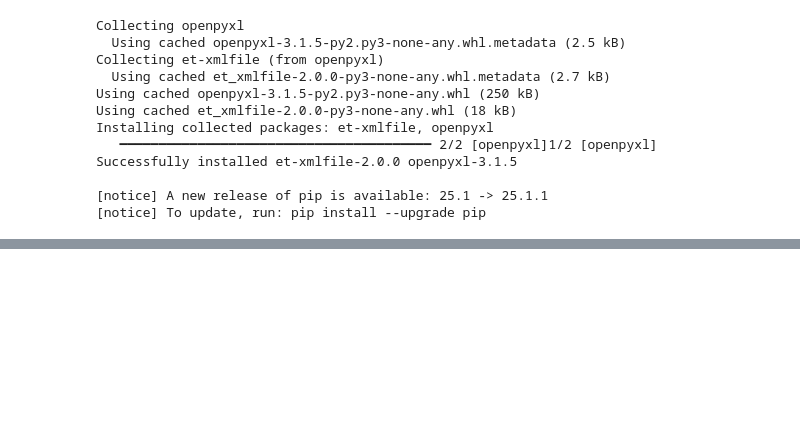
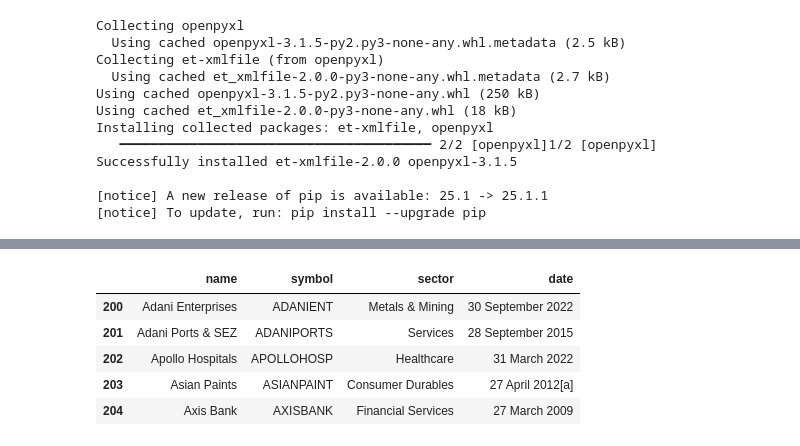
Before and after one commit to sunilsala88/batch-31, a Jupyter notebook: 9_data_analysis/pandas1.ipynb, the cells around one changed output, grey strips where cells are left out. Saved outputs shown, nothing was run; the diff lists cells and outputs as text; code cells hidden in the pictures; blank space fills up the shorter version.

```diff
--- a/9_data_analysis/pandas1.ipynb
+++ b/9_data_analysis/pandas1.ipynb
@@ -140,0 +186,9 @@ Successfully installed et-xmlfile-2.0.0 openpyxl-3.1.5
+# %%
+df5.head(5)
+# %% [output]
+|  | name | symbol | sector | date |
+| 200 | Adani Enterprises | ADANIENT | Metals & Mining | 30 September 2022 |
+| 201 | Adani Ports & SEZ | ADANIPORTS | Services | 28 September 2015 |
+| 202 | Apollo Hospitals | APOLLOHOSP | Healthcare | 31 March 2022 |
+| 203 | Asian Paints | ASIANPAINT | Consumer Durables | 27 April 2012[a] |
+| 204 | Axis Bank | AXISBANK | Financial Services | 27 March 2009 |
```
Also changed, not shown: parts of 10 cells of this notebook.
